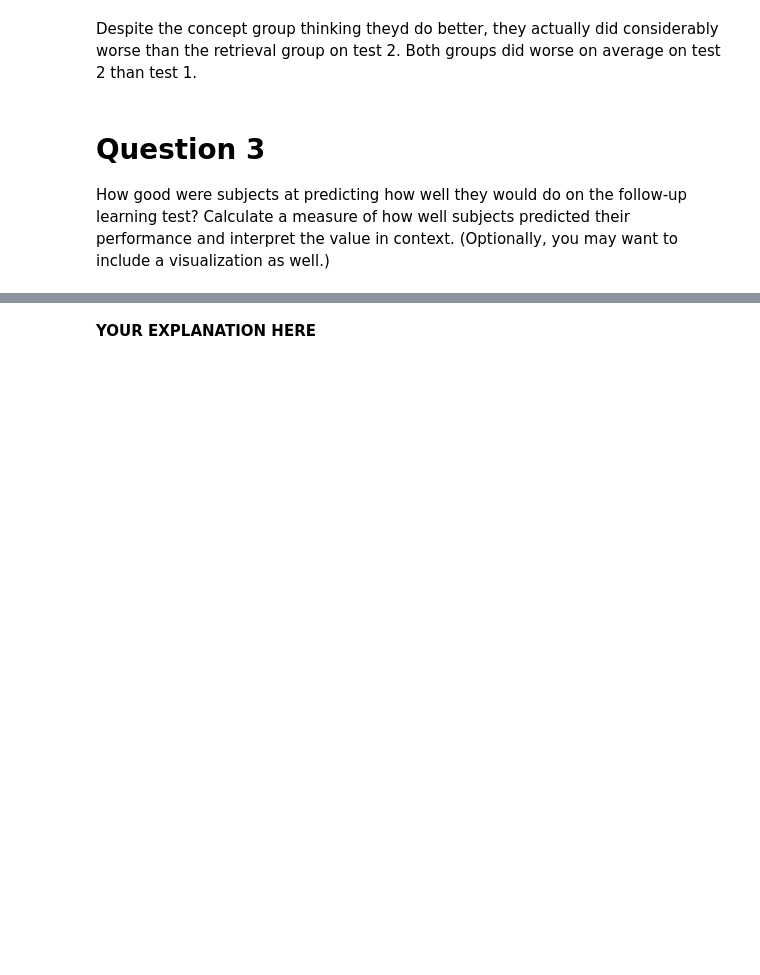
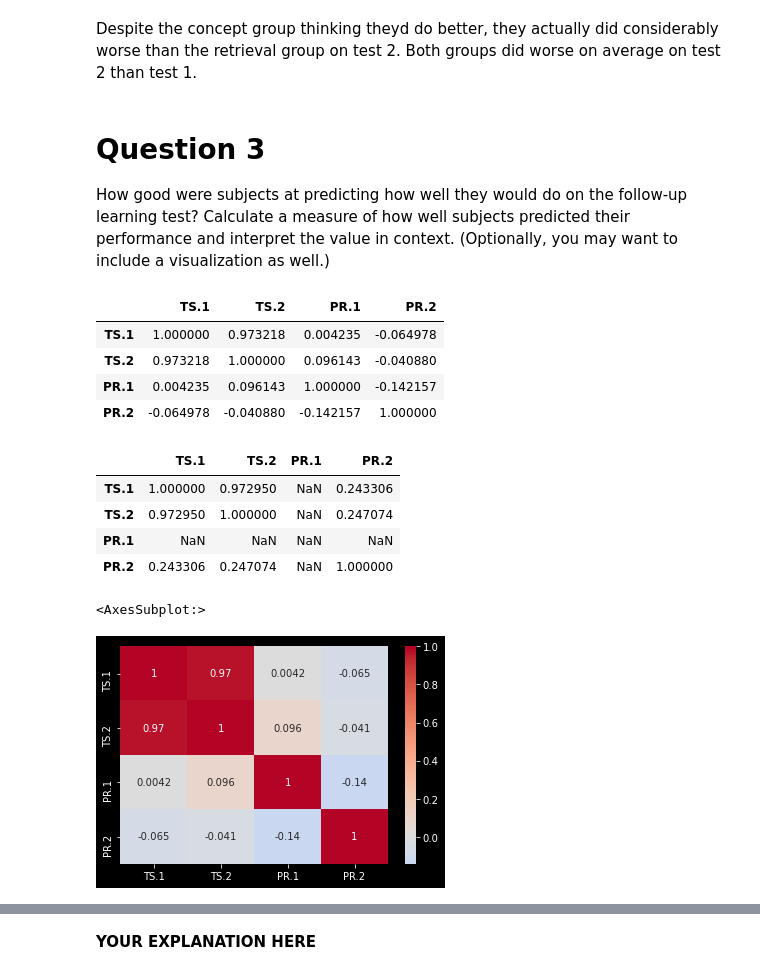
Before and after one commit to sevdeawesome/105, a Jupyter notebook: Lab 4/3C. Retrieval Practice and Learning.ipynb, the cells around one changed output, grey strips where cells are left out. Cells and saved outputs as stored; diff of their text form; code cells hidden in the pictures; blank space fills up the shorter version.

```diff
--- a/Lab 4/3C. Retrieval Practice and Learning.ipynb
+++ b/Lab 4/3C. Retrieval Practice and Learning.ipynb
@@ -105,0 +129,24 @@ How good were subjects at predicting how well they would do on the follow-up lea
+# %%
+# YOUR CODE HERE
+a = df[df["Condition"] == "Retrieval"]
+b = df[df["Condition"] == "Concept"]
+r =b[["TS.1", "TS.2", "PR.1", "PR.2"]].corr()
+r
+r2 =a[["TS.1", "TS.2", "PR.1", "PR.2"]].corr()
+r2
+import seaborn as sns
+#use for divergining data center at 0
+sns.heatmap(r,center=0,cmap = "coolwarm",annot= True)
+# %% [output]
+|  | TS.1 | TS.2 | PR.1 | PR.2 |
+| TS.1 | 1.000000 | 0.973218 | 0.004235 | -0.064978 |
+| TS.2 | 0.973218 | 1.000000 | 0.096143 | -0.040880 |
+| PR.1 | 0.004235 | 0.096143 | 1.000000 | -0.142157 |
+| PR.2 | -0.064978 | -0.040880 | -0.142157 | 1.000000 |
+|  | TS.1 | TS.2 | PR.1 | PR.2 |
+| TS.1 | 1.000000 | 0.972950 | NaN | 0.243306 |
+| TS.2 | 0.972950 | 1.000000 | NaN | 0.247074 |
+| PR.1 | NaN | NaN | NaN | NaN |
+| PR.2 | 0.243306 | 0.247074 | NaN | 1.000000 |
+<AxesSubplot:>
+[figure, added]
```
Also changed, not shown: parts of 7 cells of this notebook.
